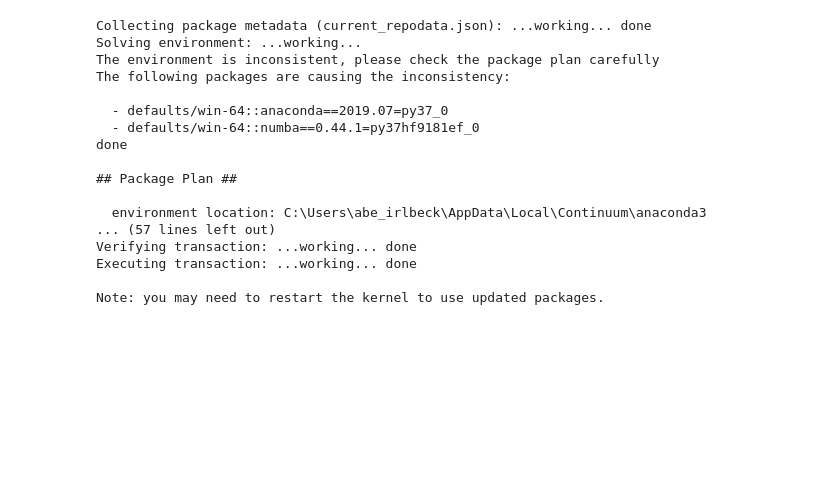
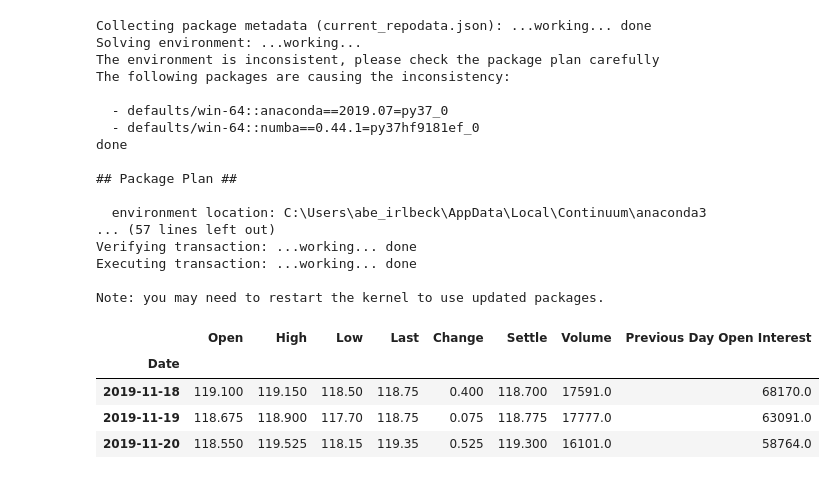
Before and after one commit to ajirlbeck14/Project, a Jupyter notebook: CattleTEC Project.ipynb, the cells around one changed output. Cells and saved outputs as stored; diff of their text form; code cells hidden in the pictures; blank space fills up the shorter version.

```diff
--- a/CattleTEC Project.ipynb
+++ b/CattleTEC Project.ipynb
@@ -23,9 +28,23 @@ import quandl
 # %%
 quandl.ApiConfig.api_key = "zSe_bKsyRtCbBxWJ5HZ9"
 # %%
-data = quandl.get("CHRIS/CME_LC1", start_date = "2012-12-31",
-                  end_date = "2013-12-31")
+StartDate = "2019-11-16"
+EndDate = "2019-11-20"
+
+live_data = quandl.get("CHRIS/CME_LC1", start_date = StartDate,
+                  end_date = EndDate)
+feeder_data = quandl.get("CHRIS/CME_FC1", start_date = StartDate,
+                  end_date = EndDate)
+corn_data = quandl.get("CHRIS/CME_C1", start_date = StartDate,
+                  end_date = EndDate)
 
 #pulled from https://blog.quandl.com/api-for-commodity-data
 #Corn = CHRIS/CME_C1
 #Feeder Cattle = CHRIS/CME_FC1
+live_data.head()
+# %% [output]
+|  | Open | High | Low | Last | Change | Settle | Volume | Previous Day Open Interest |
+| Date |  |  |  |  |  |  |  |  |
+| 2019-11-18 | 119.100 | 119.150 | 118.50 | 118.75 | 0.400 | 118.700 | 17591.0 | 68170.0 |
+| 2019-11-19 | 118.675 | 118.900 | 117.70 | 118.75 | 0.075 | 118.775 | 17777.0 | 63091.0 |
+| 2019-11-20 | 118.550 | 119.525 | 118.15 | 119.35 | 0.525 | 119.300 | 16101.0 | 58764.0 |
```
Also changed, not shown: parts of 13 cells of this notebook.
